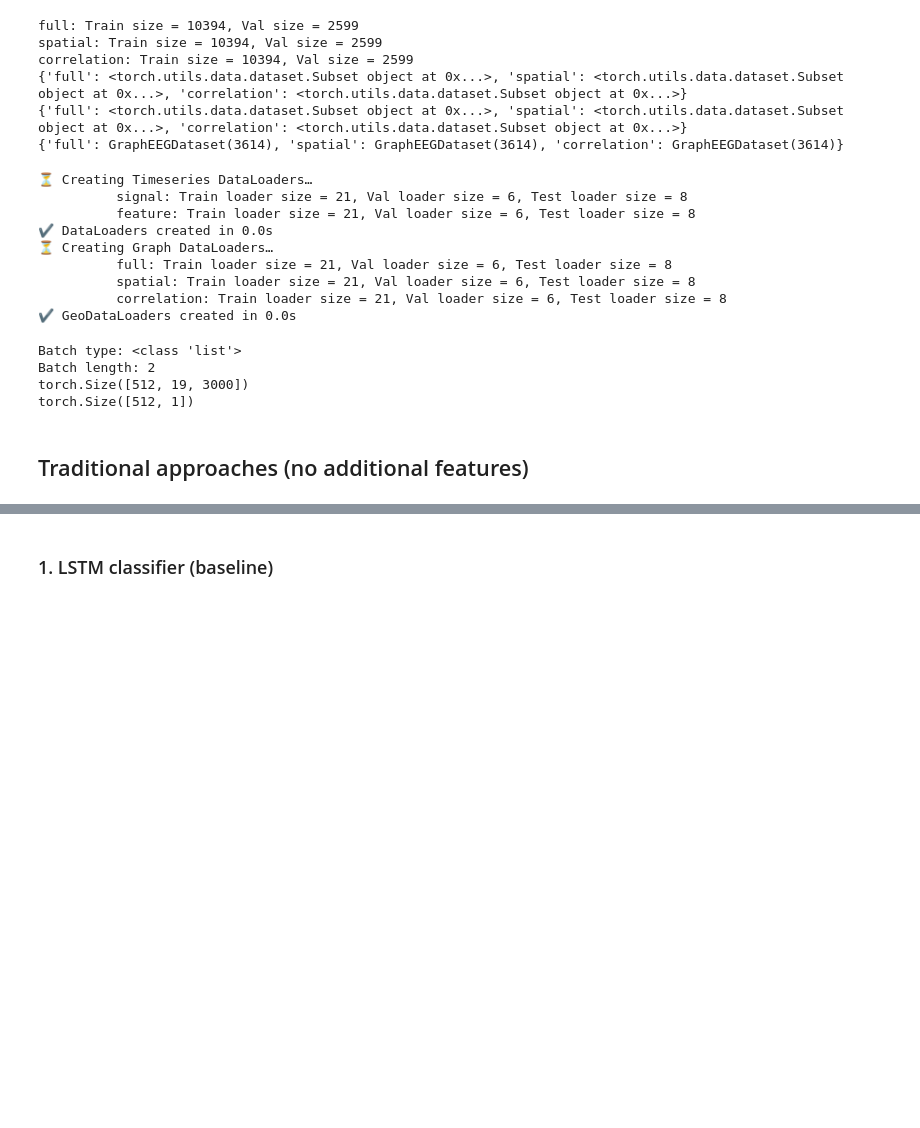
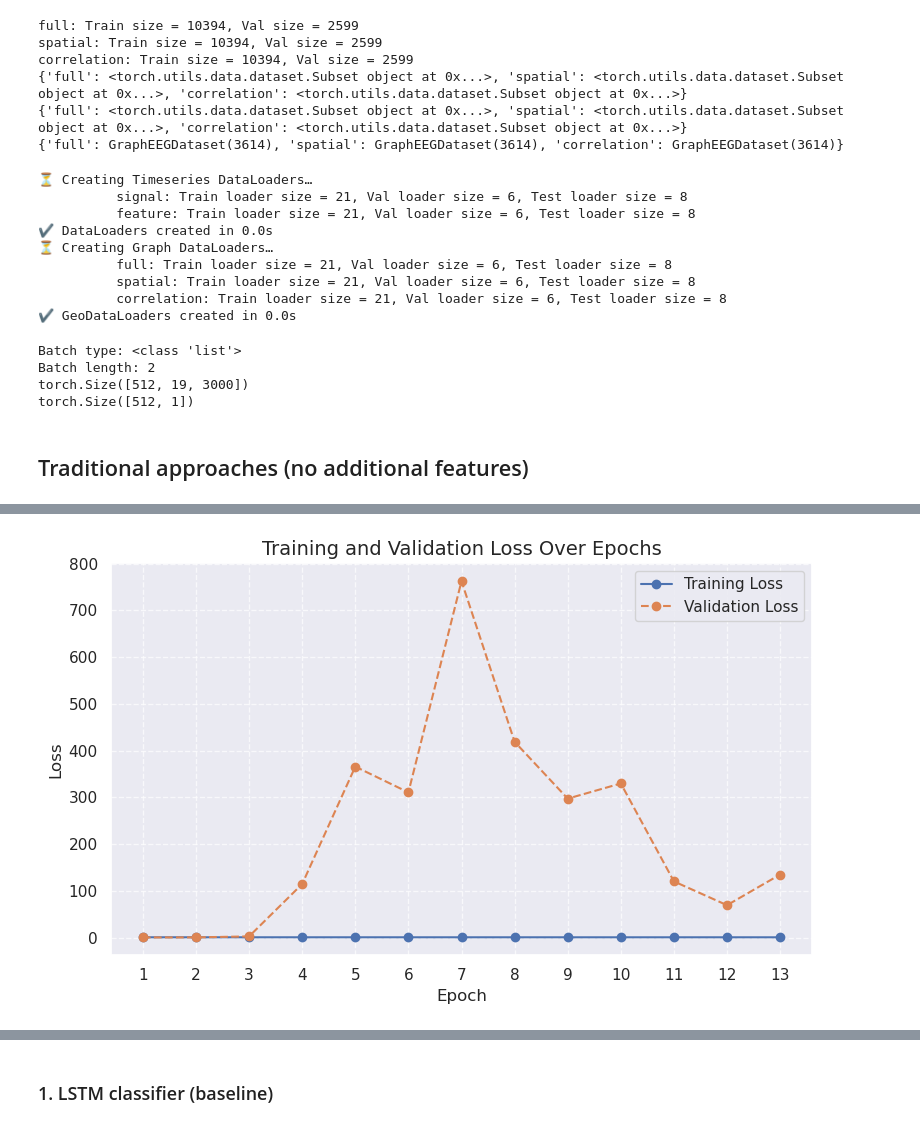
Before and after one commit to NeuroNML/NeuroGraphNet, a Jupyter notebook: neuro-eeg.ipynb, the cells around one changed output, grey strips where cells are left out. Cells and saved outputs as stored; diff of their text form; code cells hidden in the pictures; blank space fills up the shorter version.

Commit message:
added all missing models and utils from Bea

```diff
--- a/neuro-eeg.ipynb
+++ b/neuro-eeg.ipynb
@@ -30,7 +34,7 @@ sns.set_theme()
 
 # create useful constants
 RANDOM_SEED = 42
-IS_SCITAS = False # set to True if running on SCITAS cluster
+IS_SCITAS = True # set to True if running on SCITAS cluster
 LOCAL_DATA_ROOT = Path("./data")
 DATA_ROOT = Path("/home/ogut/data") if IS_SCITAS else LOCAL_DATA_ROOT
 CHECKPOINT_ROOT = Path("./.checkpoints")
@@ -528,0 +590,19 @@ from src.utils.plot import plot_training_loss
+# %%
+%aimport
+from src.layers.feature_net import FeatureNet
+
+# build model with current parameters
+model = FeatureNet(
+    input_dim=665,
+    hidden_dims=[512, 256, 128],
+    dropout=0.3,
+    num_classes=1
+)
+if torch.cuda.device_count() > 1:
+    print(f"Using {torch.cuda.device_count()} GPUs for this combination.")
+    model = nn.DataParallel(model)
+model = model.to(device)
+
+criterion = nn.BCEWithLogitsLoss()  # Assuming this remains constant
+optimizer = optim.Adam(model.parameters(), lr=3e-4)
+scheduler = optim.lr_scheduler.ReduceLROnPlateau(optimizer, mode='min', patience=5, factor=0.5)
@@ -528,0 +614,16 @@ from src.utils.plot import plot_training_loss
+# %%
+%aimport
+FEATURE_NET_SAVE_PATH = CHECKPOINT_ROOT / "feature_net_best_model.pt"
+FEATURE_NET_SUBMISSION_PATH = SUBMISSION_ROOT / "feature_net_submission.csv"
+
+train_history, val_history = train_model(
+        model, timeseries_loader_tr["feature"], timeseries_loader_val["feature"],
+        criterion, optimizer, device,
+        save_path=FEATURE_NET_SAVE_PATH,
+        num_epochs=300,
+        patience=10,
+        scheduler=scheduler,
+        overwrite=True,
+        use_gnn=False,
+        use_oversampling=True,
+    )
@@ -528,0 +649,5 @@ from src.utils.plot import plot_training_loss
+# %%
+# plot train and val loss
+plot_training_loss(train_history["loss"], val_history["loss"])
+# %% [output]
+[figure, added]
```
Also changed, not shown: parts of 28 cells of this notebook, 26 other files.
